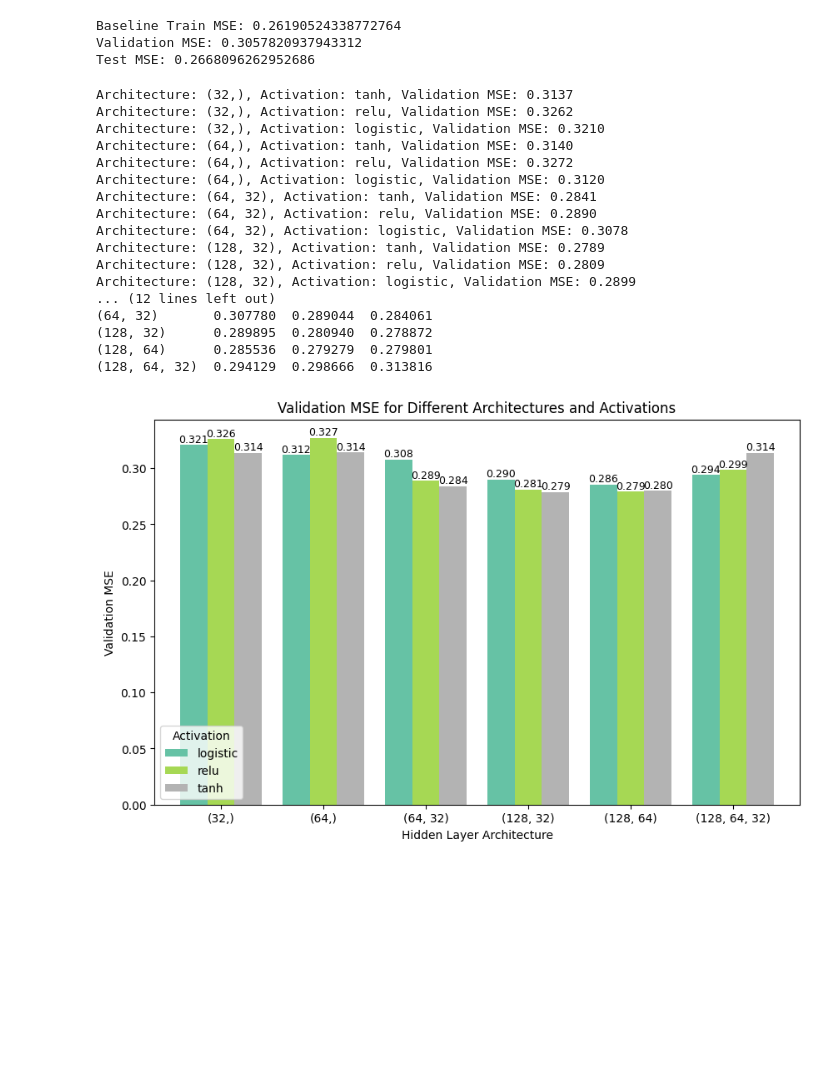
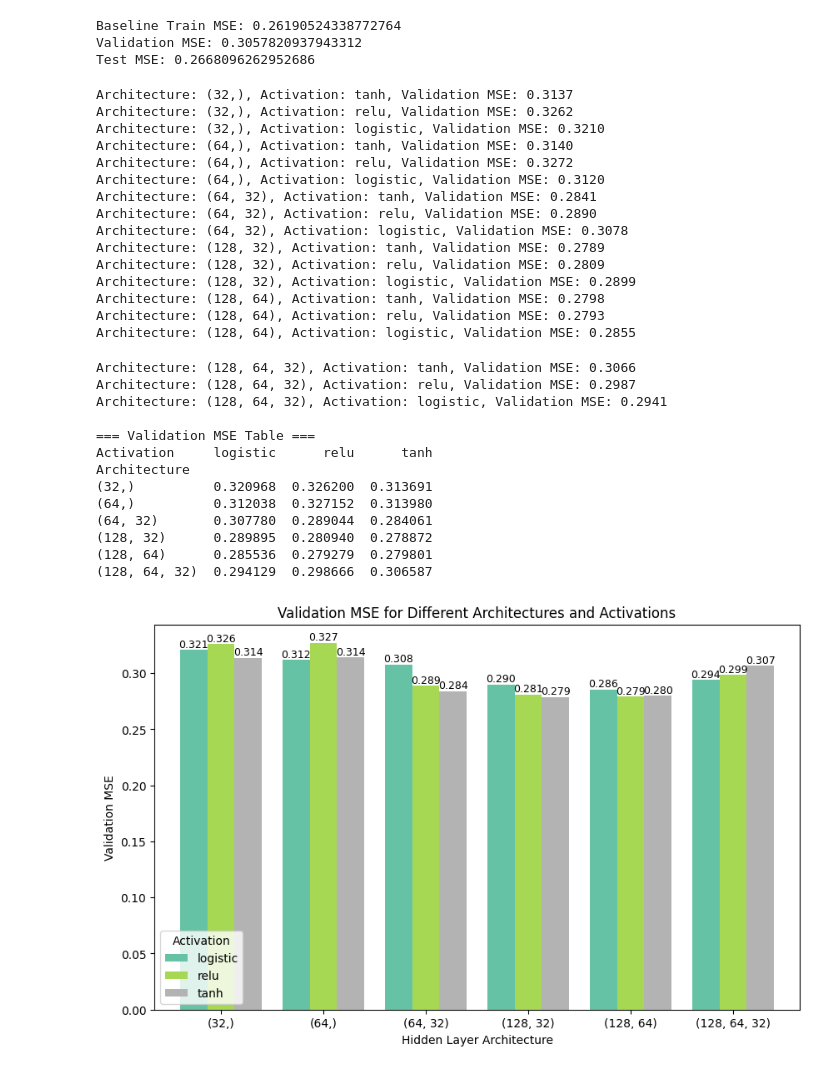
Before and after one commit to xfsd1448-uol/2603-Group-Project, a Jupyter notebook: main_Yannis.ipynb, the cells around one changed output. Drawn from its saved outputs; the diff is of its cells as text; code cells hidden in the pictures; blank space fills up the shorter version.

```diff
--- a/main_Yannis.ipynb
+++ b/main_Yannis.ipynb
@@ -390,7 +390,8 @@ for arch in architectures:
             activation=act,
             solver='adam',
             learning_rate_init=1e-3,
-            max_iter=700,
+            max_iter=500,
+            n_iter_no_change = 10,
             early_stopping=False,
             random_state=26
         )
@@ -508,36 +509,47 @@ for p in ax.patches:
 
 
 
 
 # Add value labels above bars
 for p in ax.patches:
     height = p.get_height()
     ax.text(
         p.get_x() + p.get_width() / 2,
         height,
         f"{height:.3f}",
         ha='center',
         va='bottom',
         fontsize=9
     )
 
 plt.show()
 # %% [output]
 Architecture: (32,), Activation: tanh, Validation MSE: 0.3137
 Architecture: (32,), Activation: relu, Validation MSE: 0.3262
 Architecture: (32,), Activation: logistic, Validation MSE: 0.3210
 Architecture: (64,), Activation: tanh, Validation MSE: 0.3140
 Architecture: (64,), Activation: relu, Validation MSE: 0.3272
 Architecture: (64,), Activation: logistic, Validation MSE: 0.3120
 Architecture: (64, 32), Activation: tanh, Validation MSE: 0.2841
 Architecture: (64, 32), Activation: relu, Validation MSE: 0.2890
 Architecture: (64, 32), Activation: logistic, Validation MSE: 0.3078
 Architecture: (128, 32), Activation: tanh, Validation MSE: 0.2789
 Architecture: (128, 32), Activation: relu, Validation MSE: 0.2809
 Architecture: (128, 32), Activation: logistic, Validation MSE: 0.2899
-... (12 lines left out)
-(64, 32)       0.307780  0.289044  0.284061
-(128, 32)      0.289895  0.280940  0.278872
-(128, 64)      0.285536  0.279279  0.279801
-(128, 64, 32)  0.294129  0.298666  0.313816
+Architecture: (128, 64), Activation: tanh, Validation MSE: 0.2798
+Architecture: (128, 64), Activation: relu, Validation MSE: 0.2793
+Architecture: (128, 64), Activation: logistic, Validation MSE: 0.2855
+Architecture: (128, 64, 32), Activation: tanh, Validation MSE: 0.3066
+Architecture: (128, 64, 32), Activation: relu, Validation MSE: 0.2987
+Architecture: (128, 64, 32), Activation: logistic, Validation MSE: 0.2941
+
+=== Validation MSE Table ===
+Activation     logistic      relu      tanh
+Architecture
+(32,)          0.320968  0.326200  0.313691
+(64,)          0.312038  0.327152  0.313980
+(64, 32)       0.307780  0.289044  0.284061
+(128, 32)      0.289895  0.280940  0.278872
+(128, 64)      0.285536  0.279279  0.279801
+(128, 64, 32)  0.294129  0.298666  0.306587
-[figure, old version]
+[figure, new version]
```
